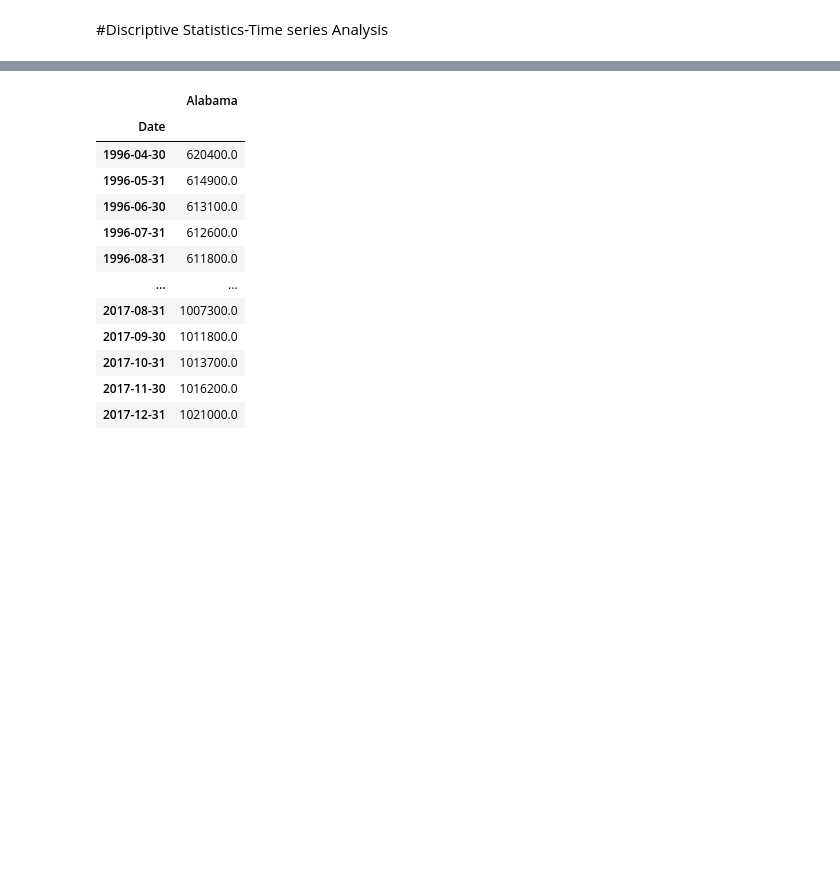
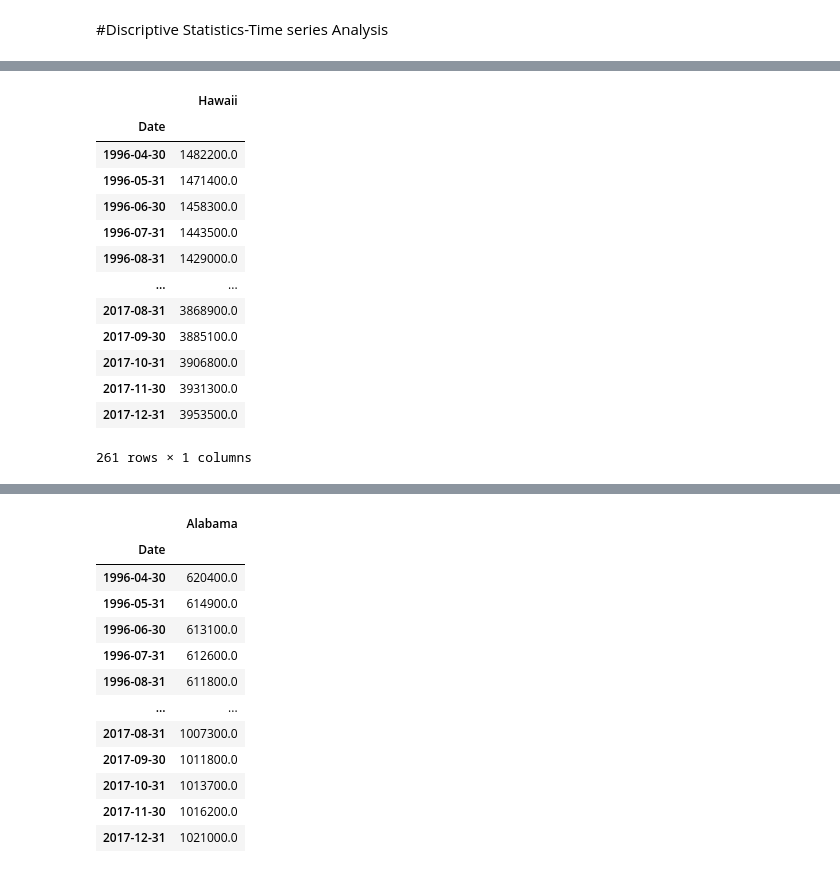
Before and after one commit to MaliheDahmardeh/state-house-price-analysis-SM, a Jupyter notebook: state-house-price-analysis.ipynb, the cells around one changed output, grey strips where cells are left out. Saved outputs shown, nothing was run; the diff lists cells and outputs as text; code cells hidden in the pictures; blank space fills up the shorter version.

```diff
--- a/state-house-price-analysis.ipynb
+++ b/state-house-price-analysis.ipynb
@@ -594,4 +594,20 @@ display(round(descriptive_stat,2))
 | Wisconsin | 261.0 | 891574.71 | 112526.49 | 629900.0 | 849700.0 | 908300.0 | 976200.0 | 1069900.0 | 440000.0 | 126500.0 | ... |
 # %%
 Hawaii_ts = pd.DataFrame(house_price_by_region['Hawaii'])
+Hawaii_ts
+# %% [output]
+|  | Hawaii |
+| Date |  |
+| 1996-04-30 | 1482200.0 |
+| 1996-05-31 | 1471400.0 |
+| 1996-06-30 | 1458300.0 |
+| 1996-07-31 | 1443500.0 |
+| 1996-08-31 | 1429000.0 |
+| ... | ... |
+| 2017-08-31 | 3868900.0 |
+| 2017-09-30 | 3885100.0 |
+| 2017-10-31 | 3906800.0 |
+| 2017-11-30 | 3931300.0 |
+| 2017-12-31 | 3953500.0 |
+261 rows × 1 columns
 # %%
```
Also changed, not shown: parts of 7 cells of this notebook.
